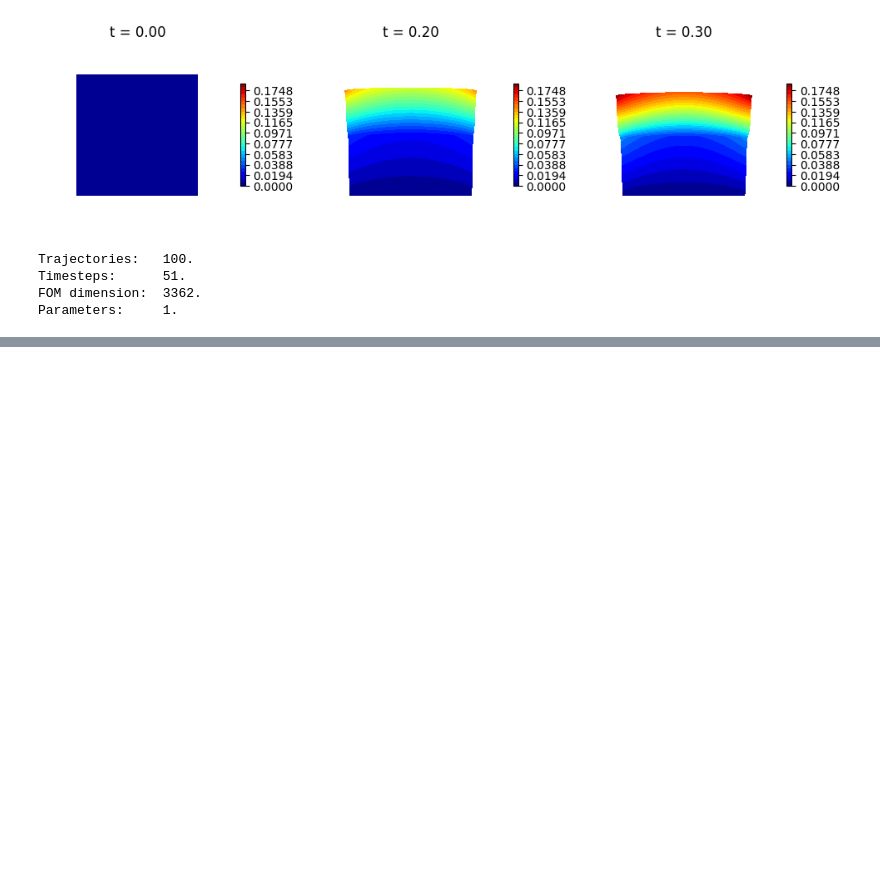
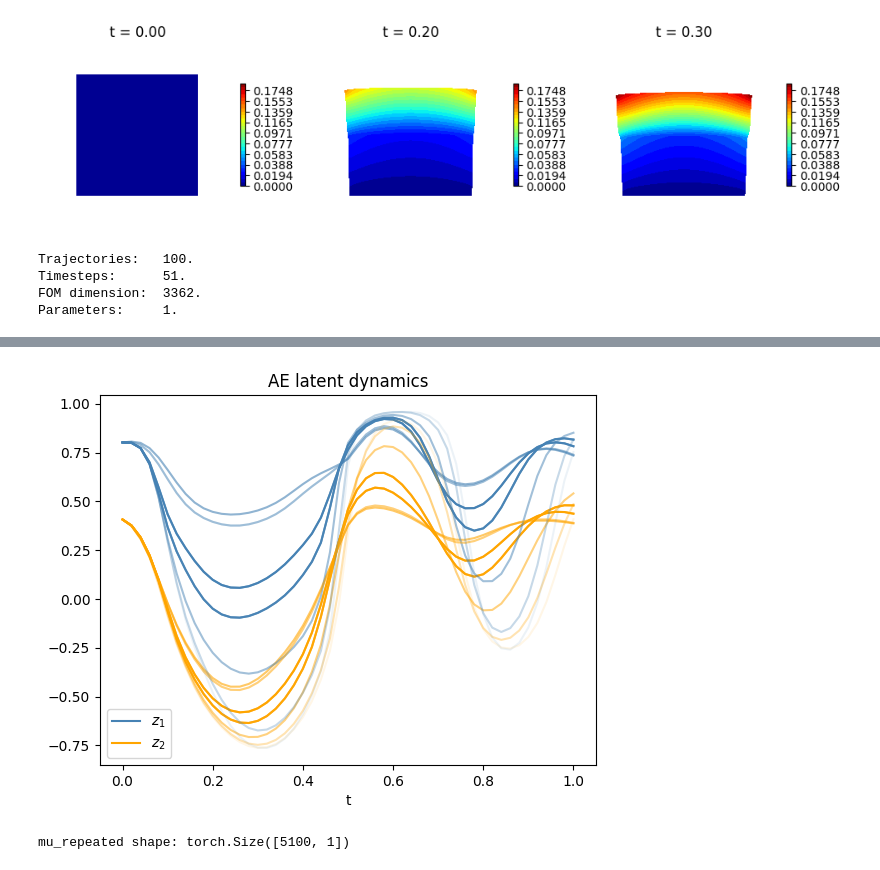
Before and after one commit to Mahshad-RM/MOR, a Jupyter notebook: assignments/exercise_2_linear_elasticity/Assignments_AE_Sindy(Part_2).ipynb, the cells around one changed output, grey strips where cells are left out. Saved outputs shown, nothing was run; the diff lists cells and outputs as text; code cells hidden in the pictures; blank space fills up the shorter version.

```diff
--- a/Assignment_2_Part_1.ipynb
+++ b/assignments/exercise_2_linear_elasticity/Assignments_AE_Sindy(Part_2).ipynb
@@ -284,31 +98,24 @@ V = dv.tensor(svd(u[:ntrain].T.cpu().numpy(), full_matrices = False)[0][:, :nr])
 ur = u @ V
 # %%
 from torch import tanh
-from torch.optim import Adam
+rho = lambda x: tanh(0.1*x) ### <-- smooth activation that bounds the dynamics within [-1,1]^n
 
-# Smooth bounded activation function
-rho = lambda x: tanh(0.01 * x)  # smooth, bounded in [-1, 1]
+latent = 2
+small_encoder = Dense(nr, 10, gelu) + Dense(10, latent, rho)
+small_decoder = Dense(latent, 6, rho) + Dense(6, 18, gelu) + Dense(18, nr, activation = None)
+small_ae = DFNN(small_encoder + small_decoder) ### <--- inner AE module, combining the "small encoder" and "small decoder"
 
-# Network architecture
-latent = 5
-small_encoder = Dense(nr, 20, gelu) + Dense(20, latent, gelu)
-small_decoder = Dense(latent, 20, gelu) + Dense(20, 40, gelu) + Dense(40, nr, activation=None)
-small_ae = DFNN(small_encoder + small_decoder)  # Inner AE combining encoder & decoder
-
-# Initialize and train
 small_ae.unfreeze()
 small_ae.He()
 
-small_ae.train(
-    ur, ur,
-    loss=mse(euclidean),
-    ntrain=ntrain,
-    epochs=500,
-    optim=Adam,
-    lr=1e-4,
-    batchsize=64,
-    notation='%'
-)
+small_ae.train(ur, ur, loss = mse(euclidean), ntrain = ntrain, epochs = 1500, lr = 1e-3)
 
 small_ae.freeze()
+from dlroms.dnns import Matrix
+
+encoder = Matrix(V.T) + small_encoder
+decoder = small_decoder + Matrix(V)
+ae = encoder + decoder
+print("Autoencoder MRE: %s" % num2p(error(u[ntrain:], ae(u[ntrain:]))))
+print("Autoencoder MRE: %s" % num2p(error(u[:ntrain], ae(u[:ntrain]))))
 # %% [output]
@@ -349,0 +146,14 @@ num2p(error(u[ntrain:], dlrom(mut[ntrain:])))
+# %%
+z =  encoder(u) ### <--- latent representation of the solutions
+t = np.arange(nt)*2e-2
+
+for i in range(10):
+  plot(t, z.reshape(-1, nt, latent)[i][:, 0], color = 'steelblue', alpha = 1.0 - i/10, label = '$z_1$' if i==0 else None)
+  plot(t, z.reshape(-1, nt, latent)[i][:, 1], color = 'orange', alpha = 1.0 - i/10, label = '$z_2$' if i==0 else None)
+
+plt.legend()
+plt.xlabel("t")
+plt.title("AE latent dynamics")
+None
+# %% [output]
+[figure, added]
@@ -349,0 +242,15 @@ num2p(error(u[ntrain:], dlrom(mut[ntrain:])))
+# %%
+def sindy_loss(ztrue, sindy_output):
+  dzpred, A = sindy_output
+  dzdt_true = dt(ztrue) ### <-- time derivatives of the true latent coordinates
+  return mse(euclidean)(dzdt_true, dzpred.reshape(-1, nt, latent)[:, 1:-1].reshape(-1, latent)) + 0.01*A.abs().tanh().sum(axis = -1).sum(axis = -1).mean() # promotes sparsity via l1-penalty
+
+def sindy_error(ztrue, sindy_output):
+  dzpred, A = sindy_output
+  dzdt_true = dt(ztrue) ### <-- time derivatives of the true latent coordinates
+  return mse(euclidean)(dzdt_true, dzpred.reshape(-1, nt, latent)[:, 1:-1].reshape(-1, latent))
+
+mu_repeated = (dv.zeros(ns, nt, 1) + mu.reshape(ns, 1, -1)).reshape(ns*nt, -1) ### <--- transforming [mu0, mu1, mu2, ...] onto [mu0, .., mu0, mu1, ... mu1, mu2, ....] for shape consistency with z
+print("mu_repeated shape: %s" % str(mu_repeated.shape))
+# %% [output]
+mu_repeated shape: torch.Size([5100, 1])
```
Also changed, not shown: parts of 38 cells of this notebook, 9 other files.
